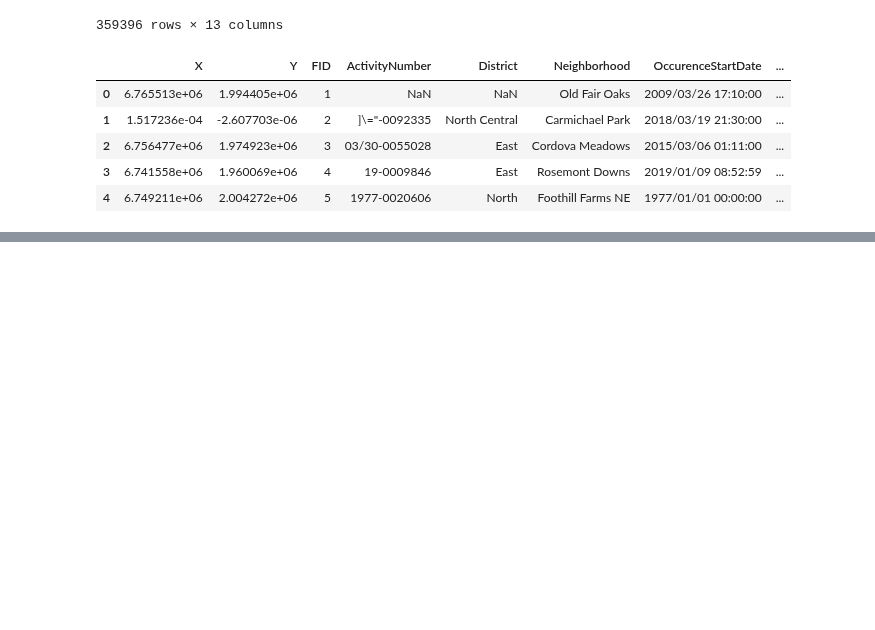
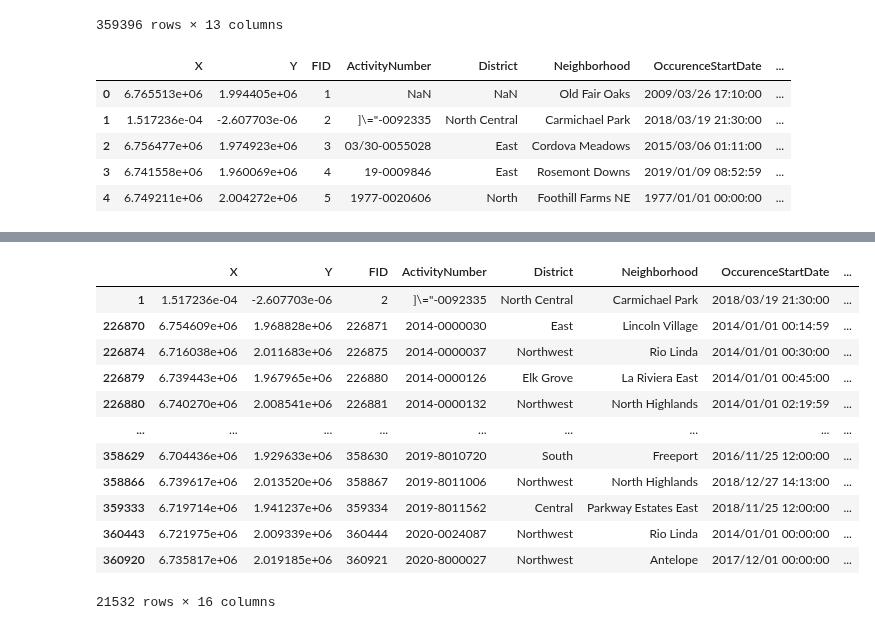
Before and after one commit to sean-galloway/Crime_and_Poverty, a Jupyter notebook: Crime_CleanUp.ipynb, the cells around one changed output, grey strips where cells are left out. Cells and saved outputs as stored; diff of their text form; code cells hidden in the pictures; blank space fills up the shorter version.

```diff
--- a/Crime_CleanUp.ipynb
+++ b/Crime_CleanUp.ipynb
@@ -128,0 +184,19 @@ preclean_crime_years_df
+# %%
+clean_crime_personal_df = clean_crime_df.loc[((clean_crime_df["PC"] >= 187 ) &
+                                              (clean_crime_df["PC"] <= 368.7))]
+clean_crime_personal_df.to_csv("./Resources/Crime_Persons_clean.csv", index=False)
+clean_crime_personal_df
+# %% [output]
+|  | X | Y | FID | ActivityNumber | District | Neighborhood | OccurenceStartDate | ... |
+| 1 | 1.517236e-04 | -2.607703e-06 | 2 | ]\="-0092335 | North Central | Carmichael Park | 2018/03/19 21:30:00 | ... |
+| 226870 | 6.754609e+06 | 1.968828e+06 | 226871 | 2014-0000030 | East | Lincoln Village | 2014/01/01 00:14:59 | ... |
+| 226874 | 6.716038e+06 | 2.011683e+06 | 226875 | 2014-0000037 | Northwest | Rio Linda | 2014/01/01 00:30:00 | ... |
+| 226879 | 6.739443e+06 | 1.967965e+06 | 226880 | 2014-0000126 | Elk Grove | La Riviera East | 2014/01/01 00:45:00 | ... |
+| 226880 | 6.740270e+06 | 2.008541e+06 | 226881 | 2014-0000132 | Northwest | North Highlands | 2014/01/01 02:19:59 | ... |
+| ... | ... | ... | ... | ... | ... | ... | ... | ... |
+| 358629 | 6.704436e+06 | 1.929633e+06 | 358630 | 2019-8010720 | South | Freeport | 2016/11/25 12:00:00 | ... |
+| 358866 | 6.739617e+06 | 2.013520e+06 | 358867 | 2019-8011006 | Northwest | North Highlands | 2018/12/27 14:13:00 | ... |
+| 359333 | 6.719714e+06 | 1.941237e+06 | 359334 | 2019-8011562 | Central | Parkway Estates East | 2018/11/25 12:00:00 | ... |
+| 360443 | 6.721975e+06 | 2.009339e+06 | 360444 | 2020-0024087 | Northwest | Rio Linda | 2014/01/01 00:00:00 | ... |
+| 360920 | 6.735817e+06 | 2.019185e+06 | 360921 | 2020-8000027 | Northwest | Antelope | 2017/12/01 00:00:00 | ... |
+21532 rows × 16 columns
```
Also changed, not shown: parts of 4 cells of this notebook, 2 other files.
